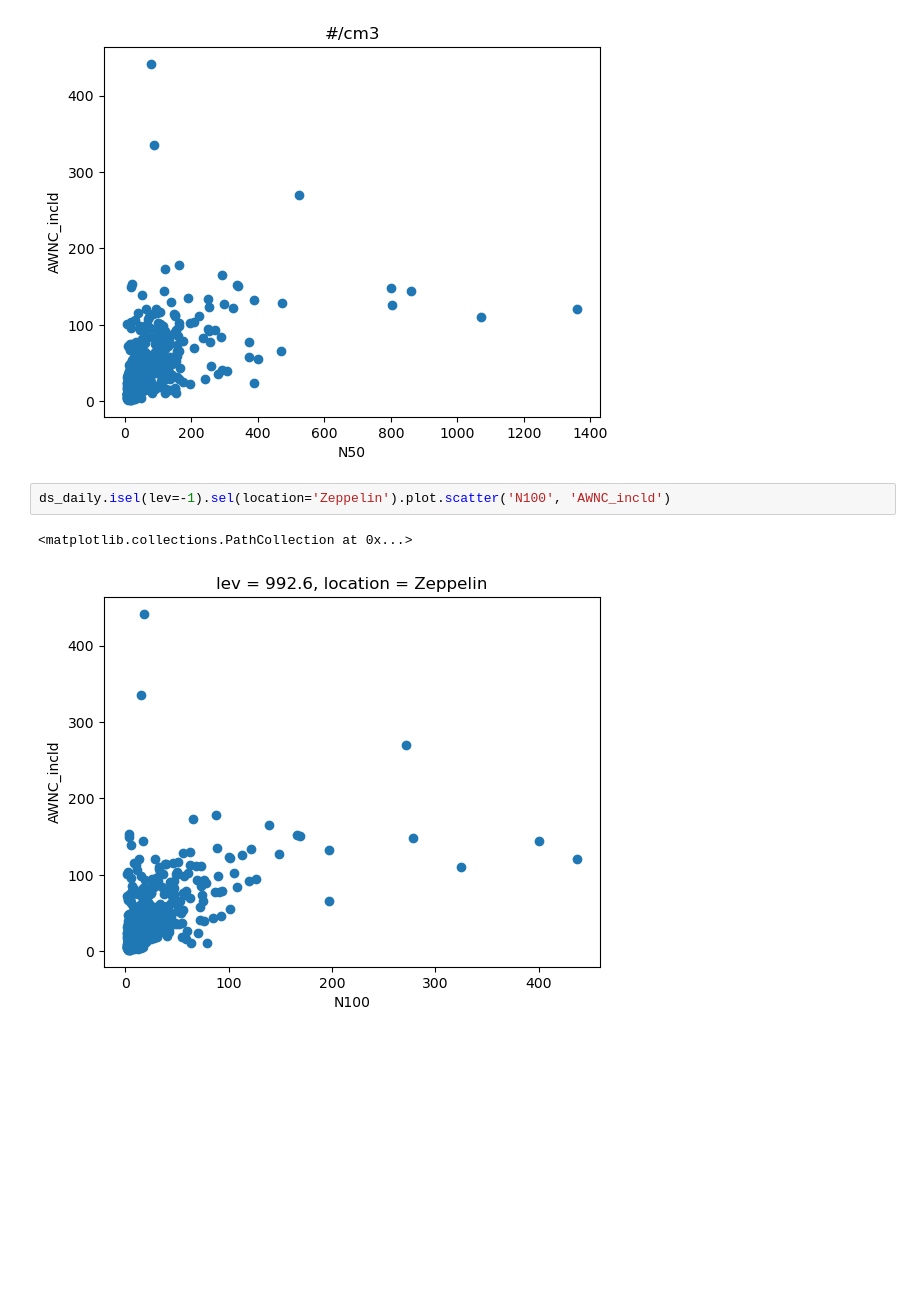
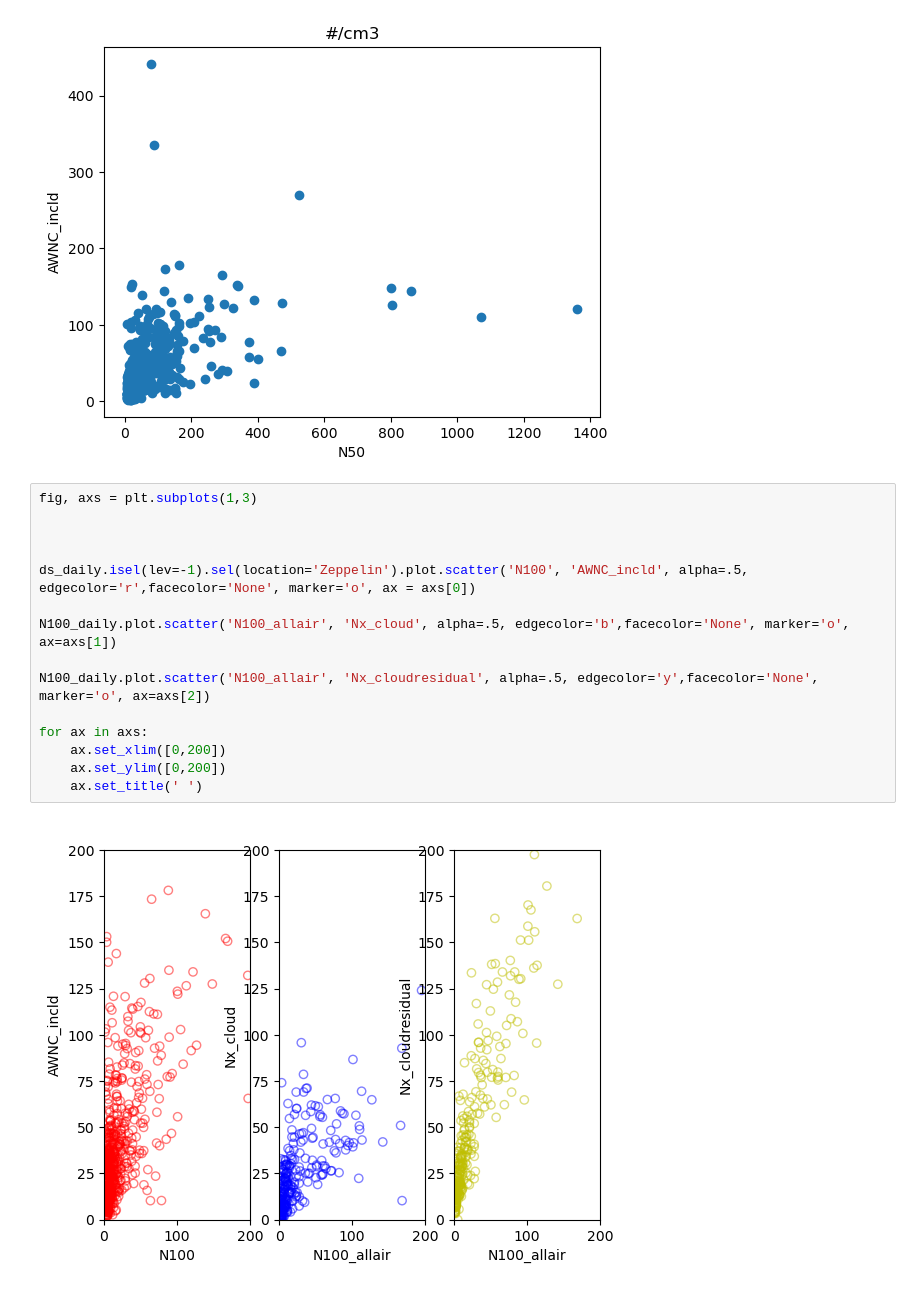
Before and after one commit to eScience-course/-Tjaernoe2022-group1, a Jupyter notebook: notebooks/Ingvild/NorESMatZeppelin.ipynb, the cells around one changed output. Saved outputs shown, nothing was run; the diff lists cells and outputs as text; blank space fills up the shorter version.

```diff
--- a/notebooks/Ingvild/NorESMatZeppelin.ipynb
+++ b/notebooks/Ingvild/NorESMatZeppelin.ipynb
@@ -537,8 +549,20 @@ plt.title('#/cm3')
 # %% [output]
 Text(0.5, 1.0, '#/cm3')
 [figure]
-# %%
-ds_daily.isel(lev=-1).sel(location='Zeppelin').plot.scatter('N100', 'AWNC_incld')
-# %% [output]
-<matplotlib.collections.PathCollection at 0x...>
-[figure, removed]
+# %%
+fig, axs = plt.subplots(1,3)
+
+
+
+ds_daily.isel(lev=-1).sel(location='Zeppelin').plot.scatter('N100', 'AWNC_incld', alpha=.5, edgecolor='r',facecolor='None', marker='o', ax = axs[0])
+
+N100_daily.plot.scatter('N100_allair', 'Nx_cloud', alpha=.5, edgecolor='b',facecolor='None', marker='o', ax=axs[1])
+
+N100_daily.plot.scatter('N100_allair', 'Nx_cloudresidual', alpha=.5, edgecolor='y',facecolor='None', marker='o', ax=axs[2])
+
+for ax in axs:
+    ax.set_xlim([0,200])
+    ax.set_ylim([0,200])
+    ax.set_title(' ')
+# %% [output]
+[figure, added]
```
Also changed, not shown: parts of 8 cells of this notebook.
